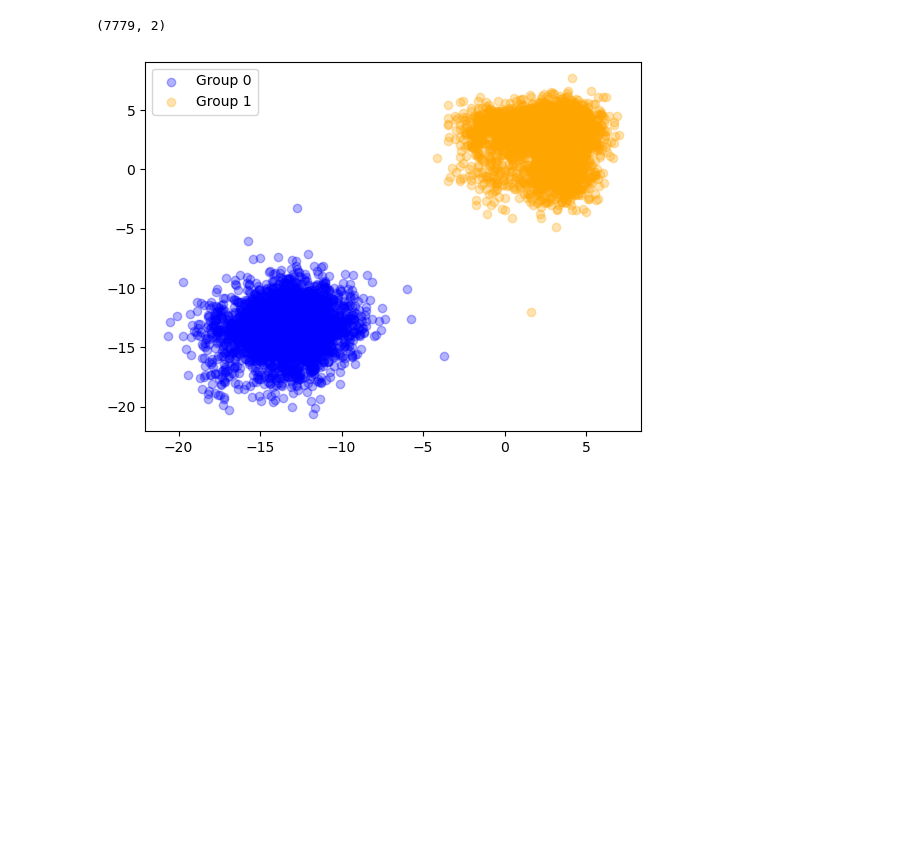
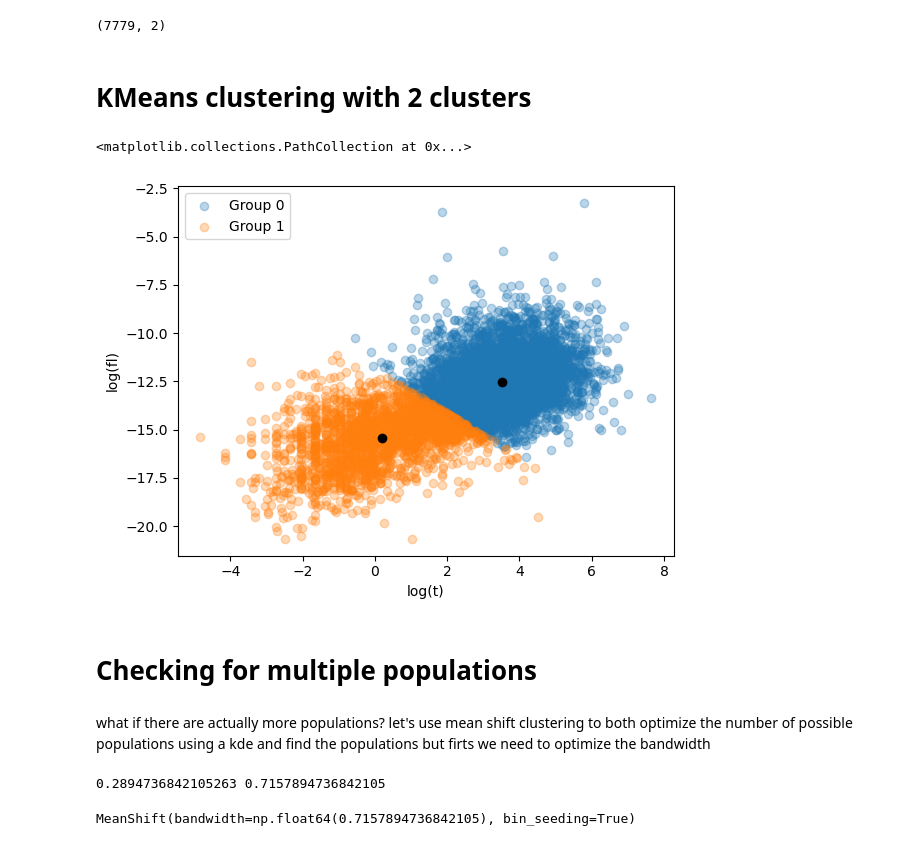
Before and after one commit to JacopoPerri/astrostatistics_bicocca_2026, a Jupyter notebook: working/GRB.ipynb, the cells around one changed output. Cells and saved outputs as stored; diff of their text form; code cells hidden in the pictures; blank space fills up the shorter version.

Commit message:
now the 2 populations can be seen correctly

```diff
--- a/working/GRB.ipynb
+++ b/working/GRB.ipynb
@@ -43,4 +70,7 @@ t90 = dataset['col7']
 flux = dataset['col10']
 
 t90, flux = take_out_invalid(t90, flux)
+# %%
+log_t = np.log(t90)
+log_fl = np.log(flux)
 # %%
@@ -54,32 +125,8 @@ plt.yscale('log')
 # %%
-X = np.array([np.log(t90), np.log(flux)])
-X = np.reshape(X, (len(t90), 2))
-# X.shape
-
-clf = KMeans(n_clusters=2,n_init='auto')
-clf.fit(X)
-
-centers = clf.cluster_centers_
-labels = clf.predict(X)
+X = np.array([log_t, log_fl], np.newaxis).T
+nsamp = len(log_t)
+X.shape
+# %% [output]
+(7779, 2)
-# %%
-X.shape
-# %% [output]
-(7779, 2)
-# %%
-def plot_results(feat1, feat2, lbls, log=False):
-    feat1 = np.array(feat1)
-    feat2 = np.array(feat2)
-
-    group0_x = feat1[lbls==0]
-    group0_y = feat2[lbls==0]
-
-    group1_x = feat1[lbls==1]
-    group1_y = feat2[lbls==1]
-
-    fig, ax = plt.subplots()
-    plt.scatter(group0_x, group0_y, color='blue', label='Group 0', alpha=0.3)
-    plt.scatter(group1_x, group1_y, color='orange', label='Group 1', alpha=0.3)
-    if log == True:
-        plt.xscale('log')
-        plt.yscale('log')
-    plt.legend()
+# %% [markdown]
+# KMeans clustering with 2 clusters
@@ -86,4 +139,13 @@ def plot_results(feat1, feat2, lbls, log=False):
 # %%
-plot_results(X[:, 0], X[:, 1], labels)
+plot_results(X, labels)
+plt.scatter(centers[0, 0], centers[0, 1], color='black')
+plt.scatter(centers[1, 0], centers[1, 1], color='black')
 # %% [output]
+<matplotlib.collections.PathCollection at 0x...>
-[figure, old version]
+[figure, new version]
+# %% [markdown]
+# Checking for multiple populations
+# %% [markdown]
+what if there are actually more populations? let's use mean shift clustering
+to both optimize the number of possible populations using a kde and find the populations
+but firts we need to optimize the bandwidth
@@ -89,0 +162,16 @@ plot_results(X[:, 0], X[:, 1], labels)
+# %%
+gsearch_f = GridSearchCV(kde, {'bandwidth': k_grid})
+gsearch_f.fit(X_logfl)
+bw_opt_f = gsearch_f.best_params_['bandwidth']
+
+print(bw_opt_t, bw_opt_f)
+# %% [output]
+0.2894736842105263 0.7157894736842105
+# %%
+scaler = preprocessing.StandardScaler()
+bw = bw_opt_f
+ms = MeanShift(bandwidth=bw,
+               bin_seeding=True)
+ms.fit(scaler.fit_transform(X))
+# %% [output]
+MeanShift(bandwidth=np.float64(0.7157894736842105), bin_seeding=True)
```
Also changed, not shown: parts of 13 cells of this notebook.
